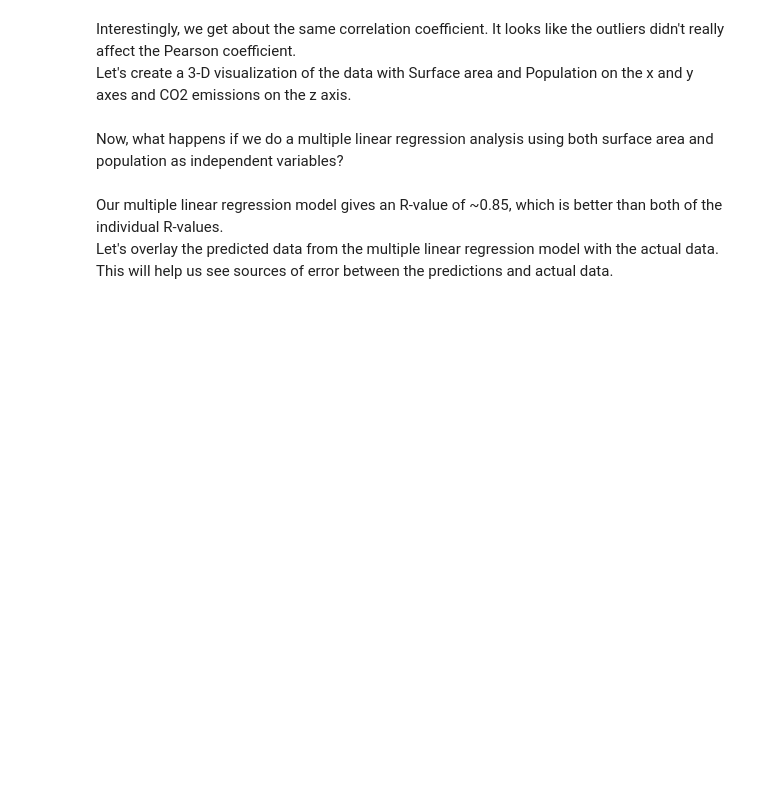
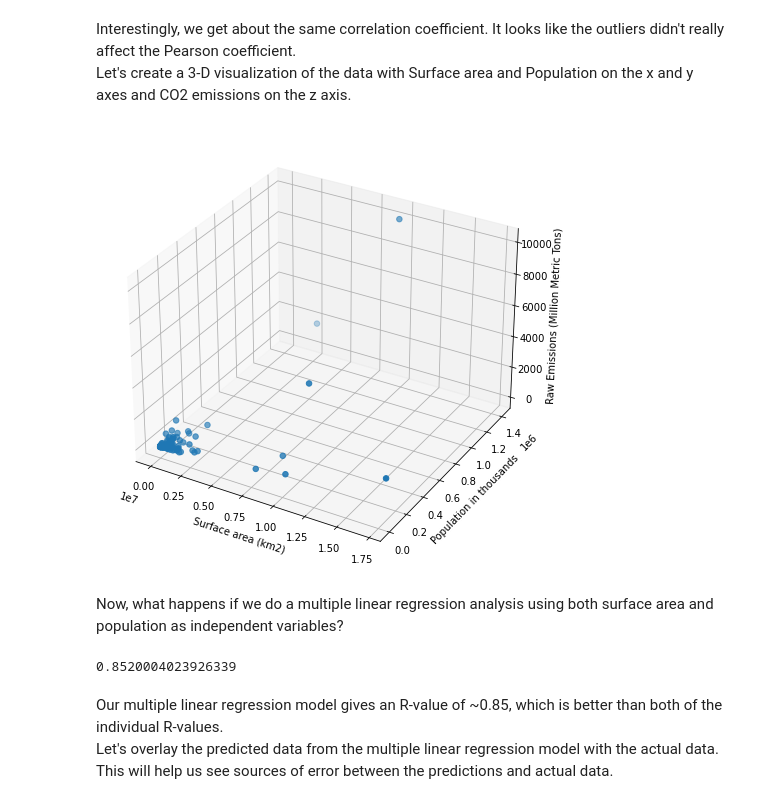
Before and after one commit to melotic/cs3654-project, a Jupyter notebook: Project3.ipynb, the cells around one changed output. Saved outputs shown, nothing was run; the diff lists cells and outputs as text; code cells hidden in the pictures; blank space fills up the shorter version.

```diff
--- a/Project3.ipynb
+++ b/Project3.ipynb
@@ -330,24 +467,28 @@ Let's create a 3-D visualization of the data with Surface area and Population on
 # %%
 # Graphing libraries
 # %matplotlib notebook
 import matplotlib.pyplot as plt
 from mpl_toolkits.mplot3d import Axes3D
 
 fig = plt.figure(figsize=(8,8))
 ax = fig.add_subplot(111, projection='3d')
-sc = ax.scatter(countryStats['Surface area (km2)'], countryStats['Population in thousands (2017)'], countryStats['Raw Emissions (Million Metric Tons)'],
-                s=30)
+sc = ax.scatter(countryStats['Surface area (km2)'], countryStats['Population in thousands (2017)'],
+                countryStats['Raw Emissions (Million Metric Tons)'], s=30)
 xl = ax.set_xlabel('Surface area (km2)')
 yl = ax.set_ylabel('Population in thousands')
 zl = ax.set_zlabel('Raw Emissions (Million Metric Tons)')
+# %% [output]
+[figure, added]
 # %% [markdown]
 Now, what happens if we do a multiple linear regression analysis using both surface area and population as independent variables?
 # %%
 X = countryStats[['Surface area (km2)','Population in thousands (2017)']]
 lmMult = LinearRegression().fit(X, countryStats['Raw Emissions (Million Metric Tons)'])
 lmMult.coef_,lmMult.intercept_
-# multiRegR = (lmMult.score(X, countryStats['Raw Emissions (Million Metric Tons)']))**0.5
-# multiRegR
+multiRegR = (lmMult.score(X, countryStats['Raw Emissions (Million Metric Tons)']))**0.5
+multiRegR
+# %% [output]
+0.8520004023926339
 # %% [markdown]
 Our multiple linear regression model gives an R-value of ~0.85, which is better than both of the individual R-values.
 Let's overlay the predicted data from the multiple linear regression model with the actual data. This will help us see sources of error between the predictions and actual data.
```
Also changed, not shown: parts of 141 cells of this notebook.
